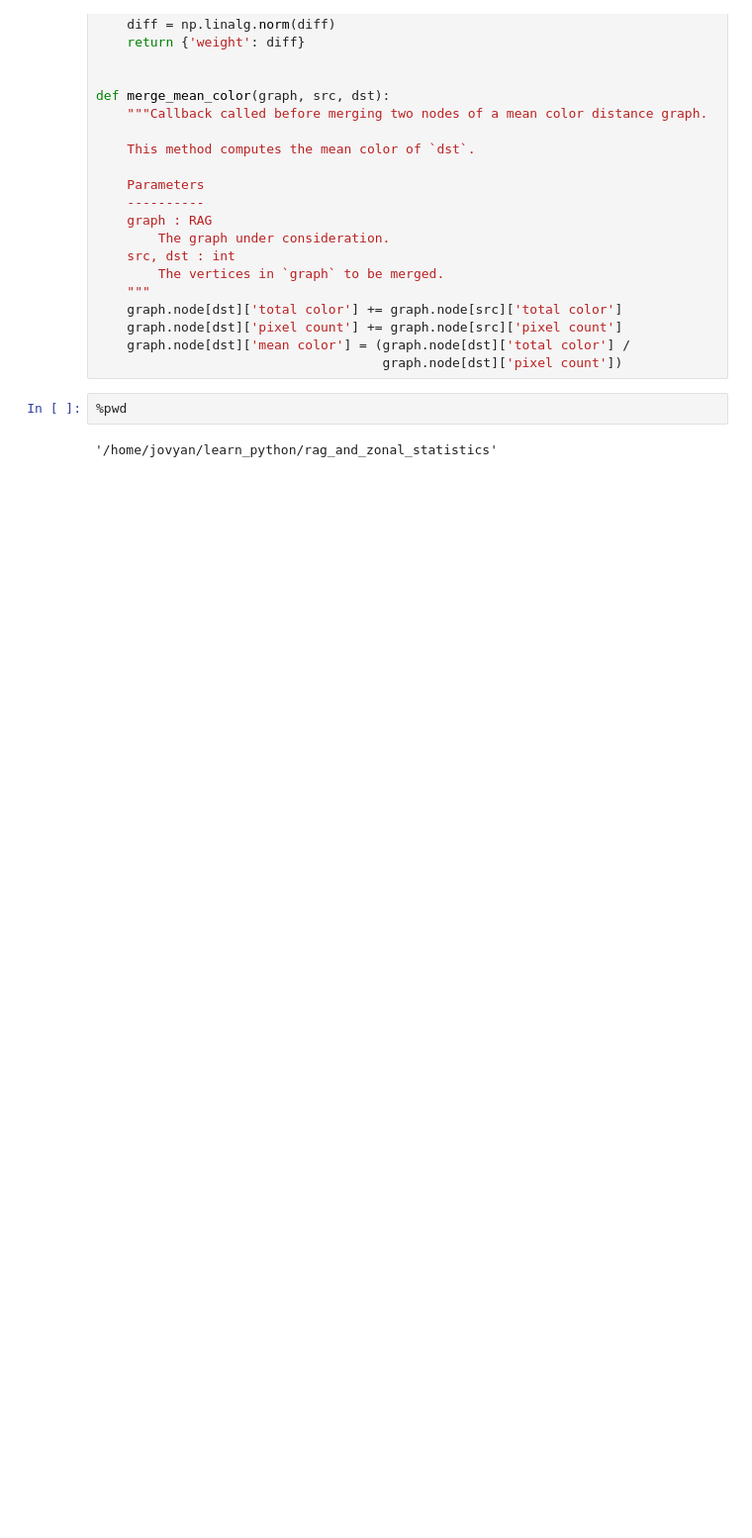
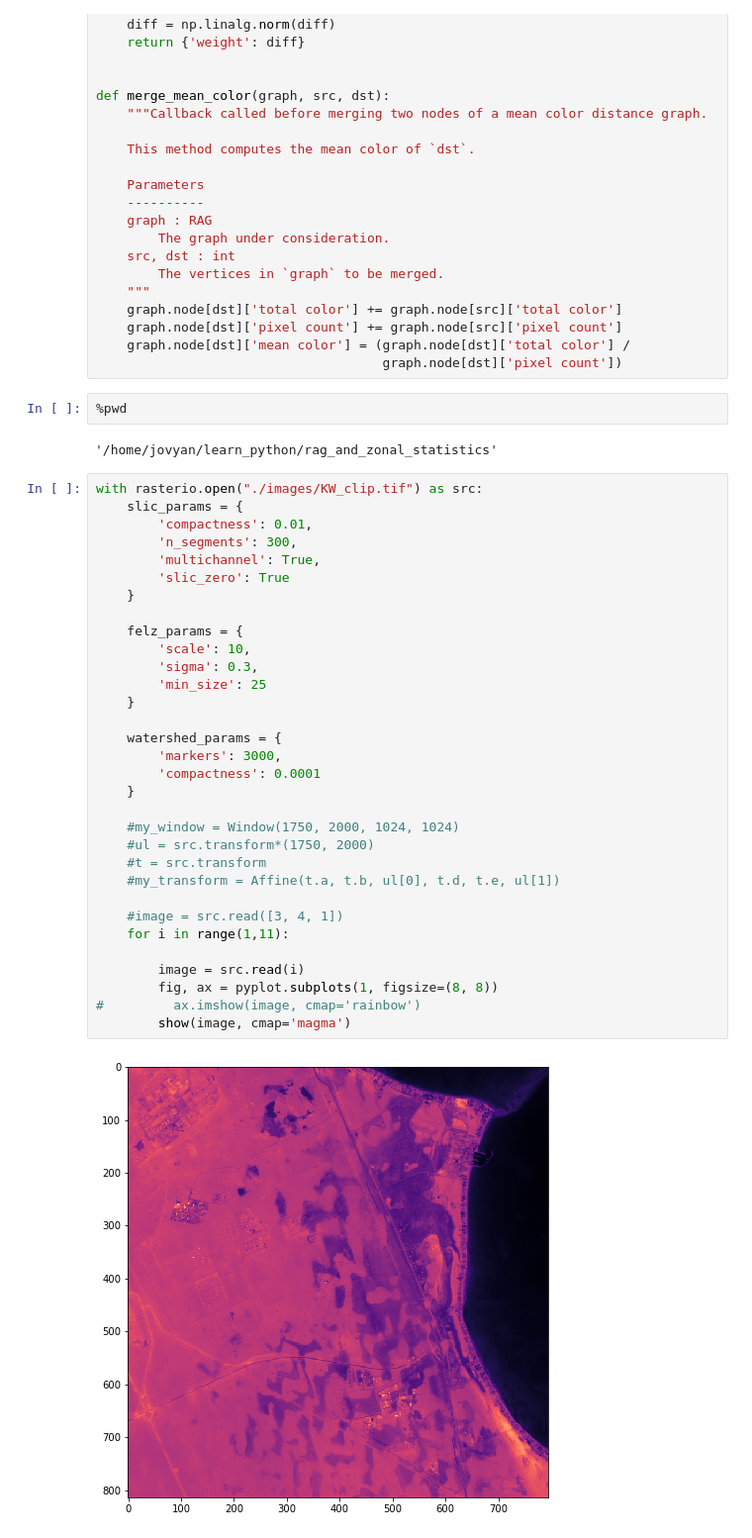
Before and after one commit to Abdullatif88/learn_python, a Jupyter notebook: rag_and_zonal_statistics/segmentation_rag.ipynb, the cells around one changed output. Shown at 99% size. Cells and saved outputs as stored; diff of their text form; blank space fills up the shorter version.

Commit message:
updated code for wetlands image with 10 bands

```diff
--- a/rag_and_zonal_statistics/segmentation_rag.ipynb
+++ b/rag_and_zonal_statistics/segmentation_rag.ipynb
@@ -435,3 +435,37 @@ def merge_mean_color(graph, src, dst):
 %pwd
 # %% [output]
 '/home/jovyan/learn_python/rag_and_zonal_statistics'
+# %%
+with rasterio.open("./images/KW_clip.tif") as src:
+    slic_params = {
+        'compactness': 0.01,
+        'n_segments': 300,
+        'multichannel': True,
+        'slic_zero': True
+    }
+
+    felz_params = {
+        'scale': 10,
+        'sigma': 0.3,
+        'min_size': 25
+    }
+
+    watershed_params = {
+        'markers': 3000,
+        'compactness': 0.0001
+    }
+
+    #my_window = Window(1750, 2000, 1024, 1024)
+    #ul = src.transform*(1750, 2000)
+    #t = src.transform
+    #my_transform = Affine(t.a, t.b, ul[0], t.d, t.e, ul[1])
+
+    #image = src.read([3, 4, 1])
+    for i in range(1,11):
+
+        image = src.read(i)
+        fig, ax = pyplot.subplots(1, figsize=(8, 8))
+#         ax.imshow(image, cmap='rainbow')
+        show(image, cmap='magma')
+# %% [output]
+[figure, added]
```
Also changed, not shown: parts of 3 cells of this notebook.
